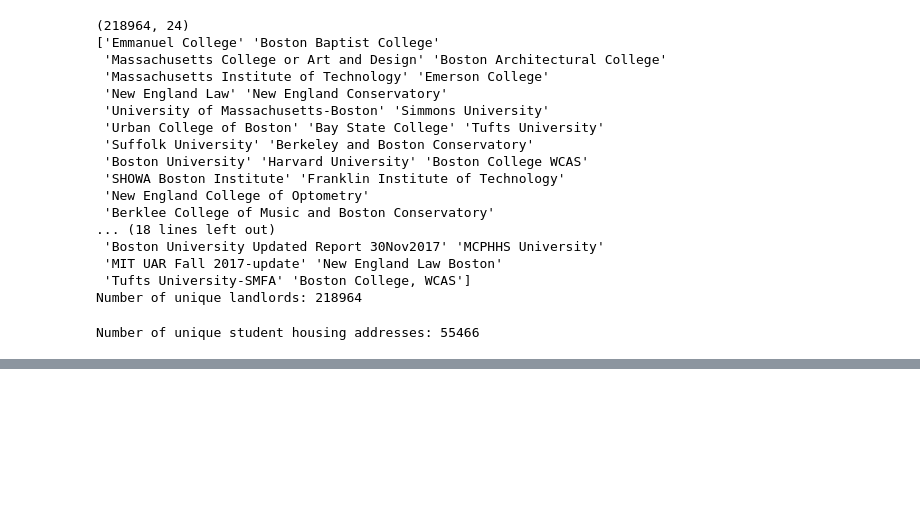
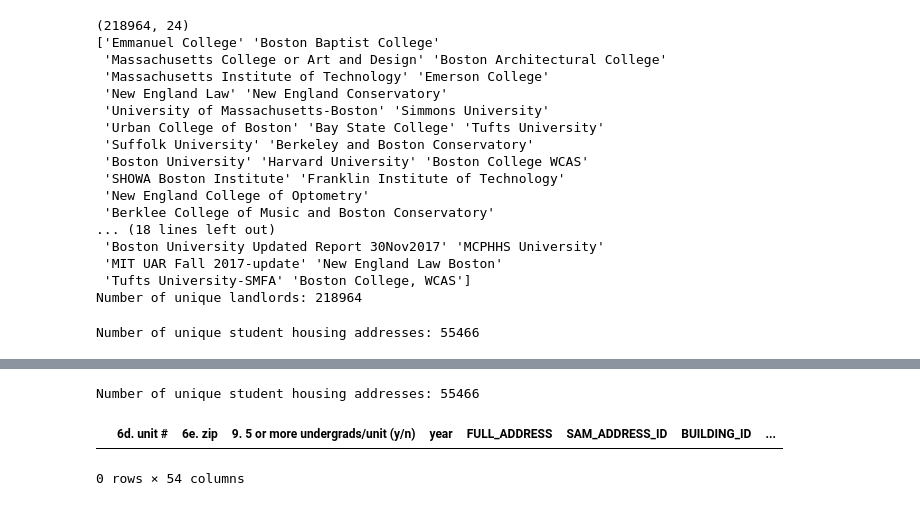
Before and after one commit to sheryly111/Spark-Housing-Project, a Jupyter notebook: prep.ipynb, the cells around one changed output, grey strips where cells are left out. Saved outputs shown, nothing was run; the diff lists cells and outputs as text; code cells hidden in the pictures; blank space fills up the shorter version.

```diff
--- a/prep.ipynb
+++ b/prep.ipynb
@@ -123,0 +244,10 @@ Number of unique student housing addresses: 55466
+# %%
+
+num_unique_student_addresses = matching_rows['FULL_ADDRESS'].nunique()
+print(f'Number of unique student housing addresses: {num_unique_student_addresses}')
+list(df_merged.columns.values)
+df_merged.head()
+# %% [output]
+Number of unique student housing addresses: 55466
+|  | 6d. unit # | 6e. zip | 9. 5 or more undergrads/unit (y/n) | year | FULL_ADDRESS | SAM_ADDRESS_ID | BUILDING_ID | ... |
+0 rows × 54 columns
```
Also changed, not shown: parts of 10 cells of this notebook.
